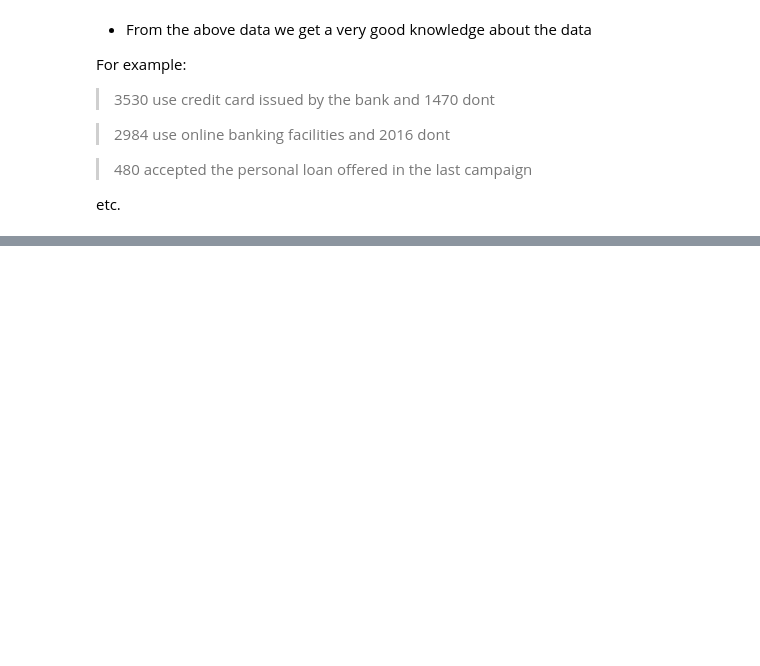
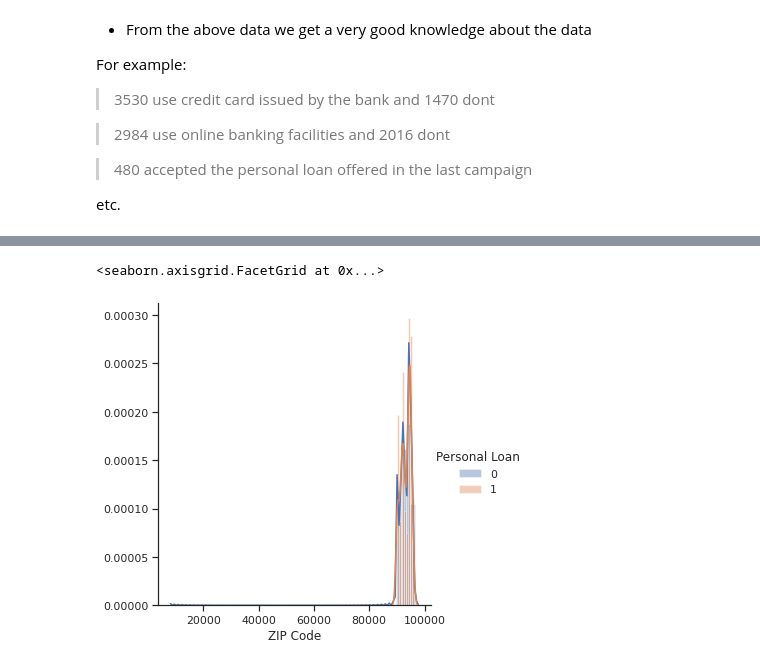
Before and after one commit to mhz1123/internship, a Jupyter notebook: ml_project.ipynb, the cells around one changed output, grey strips where cells are left out. Saved outputs shown, nothing was run; the diff lists cells and outputs as text; code cells hidden in the pictures; blank space fills up the shorter version.

```diff
--- a/ml_project.ipynb
+++ b/ml_project.ipynb
@@ -281,0 +340,5 @@ etc.
+# %%
+sns.FacetGrid(data, hue= "Personal Loan", size=5).map(sns.distplot,"ZIP Code").add_legend()
+# %% [output]
+<seaborn.axisgrid.FacetGrid at 0x...>
+[figure, added]
```
Also changed, not shown: parts of 25 cells of this notebook.
